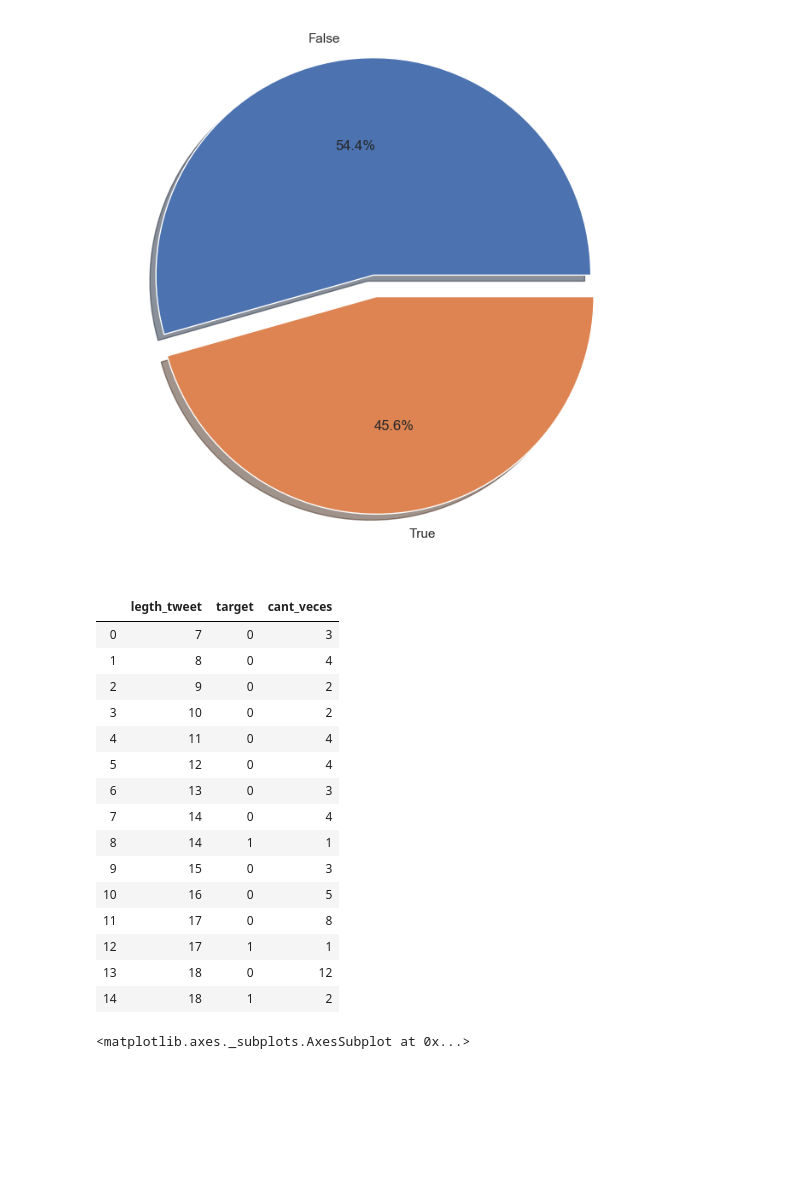
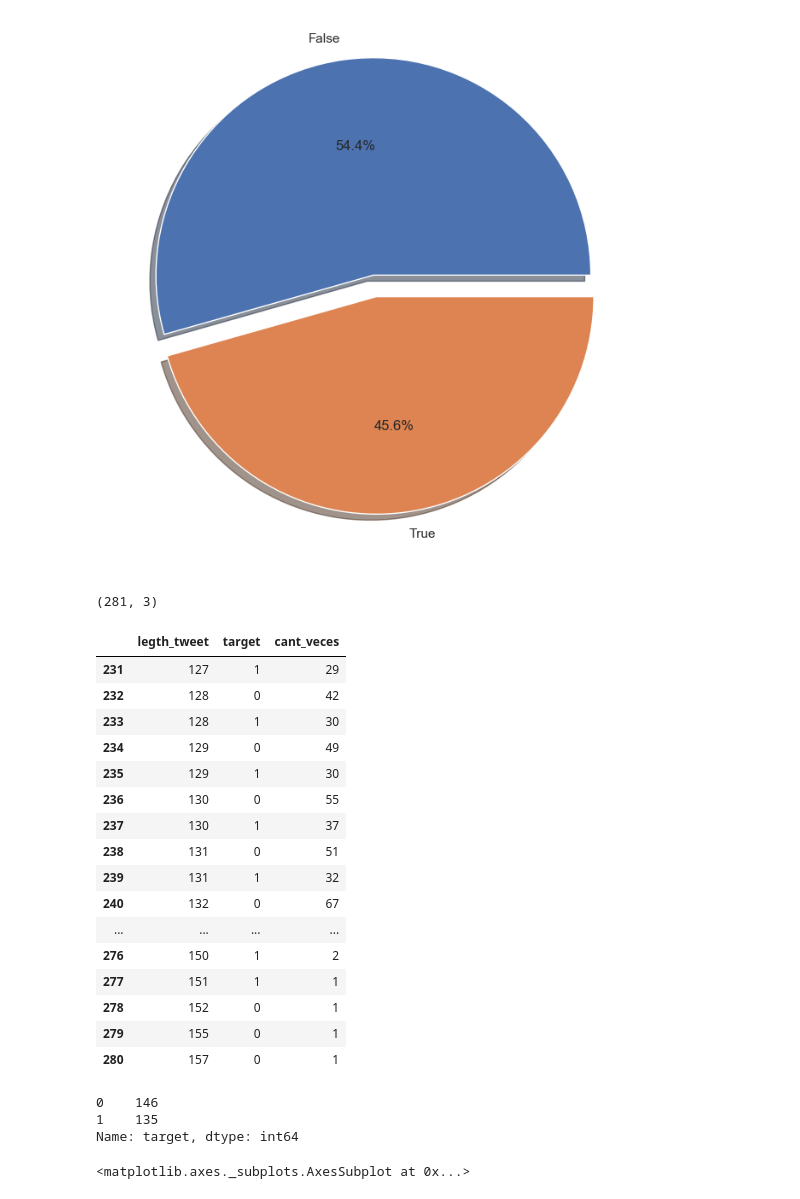
Before and after one commit to patopizzini/datos_practica, a Jupyter notebook: 02ejemplo_tp/tp1_prueba.ipynb, the cells around one changed output. Drawn from its saved outputs; the diff is of its cells as text; code cells hidden in the pictures; blank space fills up the shorter version.

```diff
--- a/02ejemplo_tp/tp1_prueba.ipynb
+++ b/02ejemplo_tp/tp1_prueba.ipynb
@@ -97,25 +102,35 @@ plt.show()
 # %%
 grouped = nlp.groupby(['legth_tweet','target'])[['id']].count().reset_index()
 grouped.rename(columns={'id':'cant_veces'}, inplace=True)
+grouped.shape
+# %% [output]
+(281, 3)
-# %%
-grouped.head(15)
-# %% [output]
-|  | legth_tweet | target | cant_veces |
-| 0 | 7 | 0 | 3 |
-| 1 | 8 | 0 | 4 |
-| 2 | 9 | 0 | 2 |
-| 3 | 10 | 0 | 2 |
-| 4 | 11 | 0 | 4 |
-| 5 | 12 | 0 | 4 |
-| 6 | 13 | 0 | 3 |
-| 7 | 14 | 0 | 4 |
-| 8 | 14 | 1 | 1 |
-| 9 | 15 | 0 | 3 |
-| 10 | 16 | 0 | 5 |
-| 11 | 17 | 0 | 8 |
-| 12 | 17 | 1 | 1 |
-| 13 | 18 | 0 | 12 |
-| 14 | 18 | 1 | 2 |
+# %%
+grouped.tail(50)
+# %% [output]
+|  | legth_tweet | target | cant_veces |
+| 231 | 127 | 1 | 29 |
+| 232 | 128 | 0 | 42 |
+| 233 | 128 | 1 | 30 |
+| 234 | 129 | 0 | 49 |
+| 235 | 129 | 1 | 30 |
+| 236 | 130 | 0 | 55 |
+| 237 | 130 | 1 | 37 |
+| 238 | 131 | 0 | 51 |
+| 239 | 131 | 1 | 32 |
+| 240 | 132 | 0 | 67 |
+| ... | ... | ... | ... |
+| 276 | 150 | 1 | 2 |
+| 277 | 151 | 1 | 1 |
+| 278 | 152 | 0 | 1 |
+| 279 | 155 | 0 | 1 |
+| 280 | 157 | 0 | 1 |
+# %%
+grouped['target'].value_counts()
+# %% [output]
+0    146
+1    135
+Name: target, dtype: int64
 # %%
 sns.lineplot(x="legth_tweet", y="cant_veces",hue="target",data=grouped)
 # %% [output]
```
Also changed, not shown: parts of 4 cells of this notebook.
